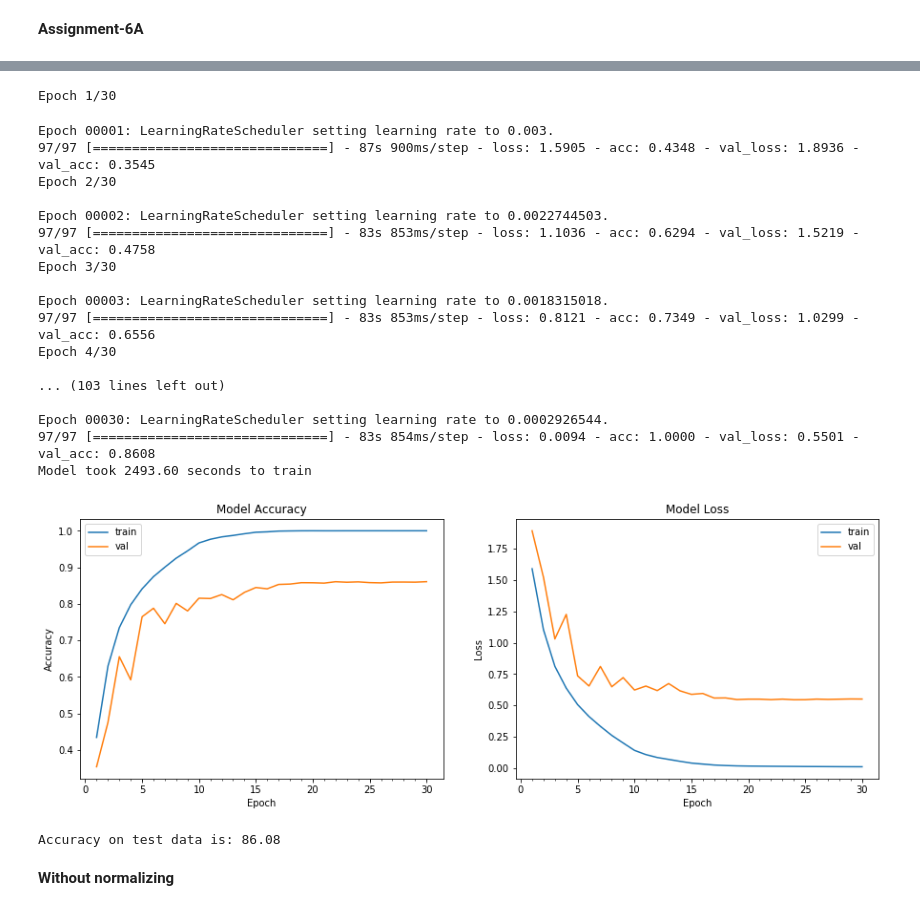
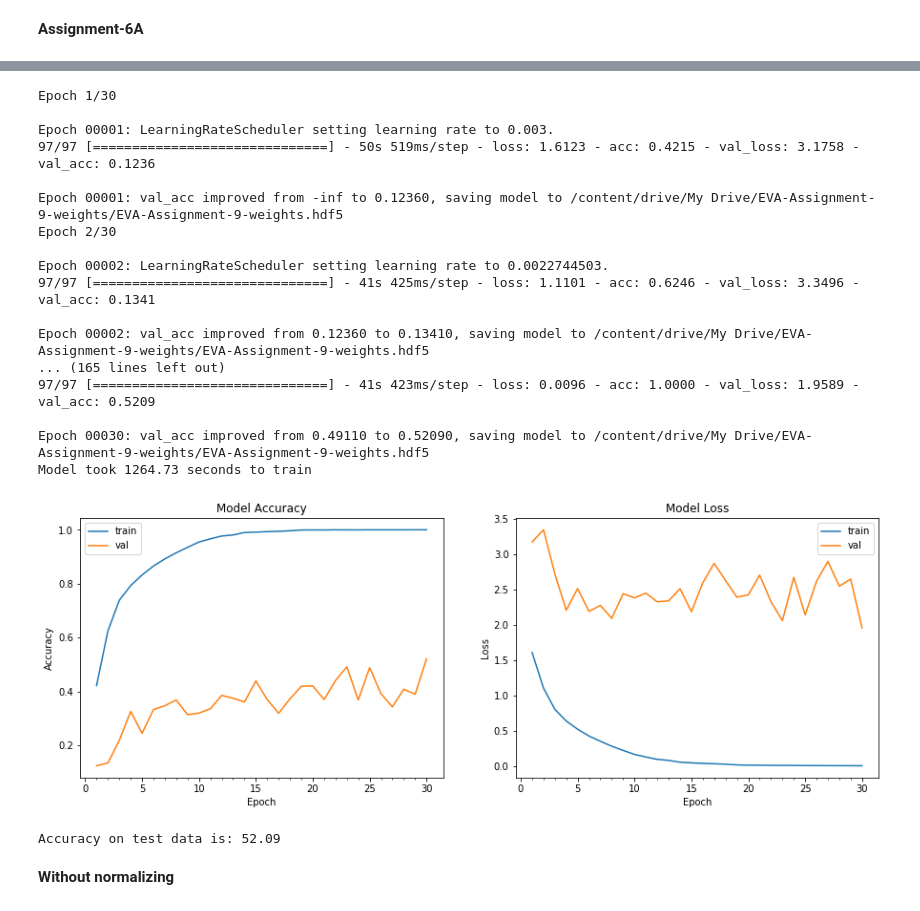
Before and after one commit to venkatagelli/Project-1, a Jupyter notebook: EVA-Assignment-9/Assignment_9.ipynb, the cells around one changed output, grey strips where cells are left out. Drawn from its saved outputs; the diff is of its cells as text; code cells hidden in the pictures.

```diff
--- a/EVA-Assignment-9/Assignment_9.ipynb
+++ b/EVA-Assignment-9/Assignment_9.ipynb
@@ -84,6 +125,8 @@ from keras.preprocessing.image import ImageDataGenerator
 datagen = ImageDataGenerator(featurewise_center=True,
                              featurewise_std_normalization=True,
                              horizontal_flip=False)
+# %%
+datagen.fit(train_features)
 # %%
 # Define the model
 model = Sequential()
@@ -175,34 +222,33 @@ model.compile(loss='categorical_crossentropy', optimizer=Adam(lr=0.003), metrics
 # %%
 # train the model
 start = time.time()
 # Train the model
 model_info = model.fit_generator(datagen.flow(train_features, train_labels, batch_size = 512),
                                  samples_per_epoch = train_features.shape[0], nb_epoch = 30,
-                                 validation_data = (test_features, test_labels), callbacks=[LearningRateScheduler(scheduler, verbose=1)])
+                                 validation_data = (test_features, test_labels), callbacks=[checkpoint,LearningRateScheduler(scheduler, verbose=1)])
 end = time.time()
 print ("Model took %0.2f seconds to train"%(end - start))
 # plot model history
 plot_model_history(model_info)
 # compute test accuracy
 print ("Accuracy on test data is: %0.2f"%accuracy(test_features, test_labels, model))
 # %% [output]
 Epoch 1/30
+
+Epoch 00001: LearningRateScheduler setting learning rate to 0.003.
+97/97 [==============================] - 50s 519ms/step - loss: 1.6123 - acc: 0.4215 - val_loss: 3.1758 - val_acc: 0.1236
+
+Epoch 00001: val_acc improved from -inf to 0.12360, saving model to /content/drive/My Drive/EVA-Assignment-9-weights/EVA-Assignment-9-weights.hdf5
+Epoch 2/30
+
+Epoch 00002: LearningRateScheduler setting learning rate to 0.0022744503.
+97/97 [==============================] - 41s 425ms/step - loss: 1.1101 - acc: 0.6246 - val_loss: 3.3496 - val_acc: 0.1341
+
+Epoch 00002: val_acc improved from 0.12360 to 0.13410, saving model to /content/drive/My Drive/EVA-Assignment-9-weights/EVA-Assignment-9-weights.hdf5
+... (165 lines left out)
+97/97 [==============================] - 41s 423ms/step - loss: 0.0096 - acc: 1.0000 - val_loss: 1.9589 - val_acc: 0.5209
+
+Epoch 00030: val_acc improved from 0.49110 to 0.52090, saving model to /content/drive/My Drive/EVA-Assignment-9-weights/EVA-Assignment-9-weights.hdf5
+Model took 1264.73 seconds to train
+[figure, new version]
-Epoch 00001: LearningRateScheduler setting learning rate to 0.003.
-97/97 [==============================] - 87s 900ms/step - loss: 1.5905 - acc: 0.4348 - val_loss: 1.8936 - val_acc: 0.3545
-Epoch 2/30
-
-Epoch 00002: LearningRateScheduler setting learning rate to 0.0022744503.
-97/97 [==============================] - 83s 853ms/step - loss: 1.1036 - acc: 0.6294 - val_loss: 1.5219 - val_acc: 0.4758
-Epoch 3/30
-
-Epoch 00003: LearningRateScheduler setting learning rate to 0.0018315018.
-97/97 [==============================] - 83s 853ms/step - loss: 0.8121 - acc: 0.7349 - val_loss: 1.0299 - val_acc: 0.6556
-Epoch 4/30
-
-... (103 lines left out)
-
-Epoch 00030: LearningRateScheduler setting learning rate to 0.0002926544.
-97/97 [==============================] - 83s 854ms/step - loss: 0.0094 - acc: 1.0000 - val_loss: 0.5501 - val_acc: 0.8608
-Model took 2493.60 seconds to train
+Accuracy on test data is: 52.09
-[figure, old version]
-Accuracy on test data is: 86.08
```
Also changed, not shown: parts of 23 cells of this notebook.
